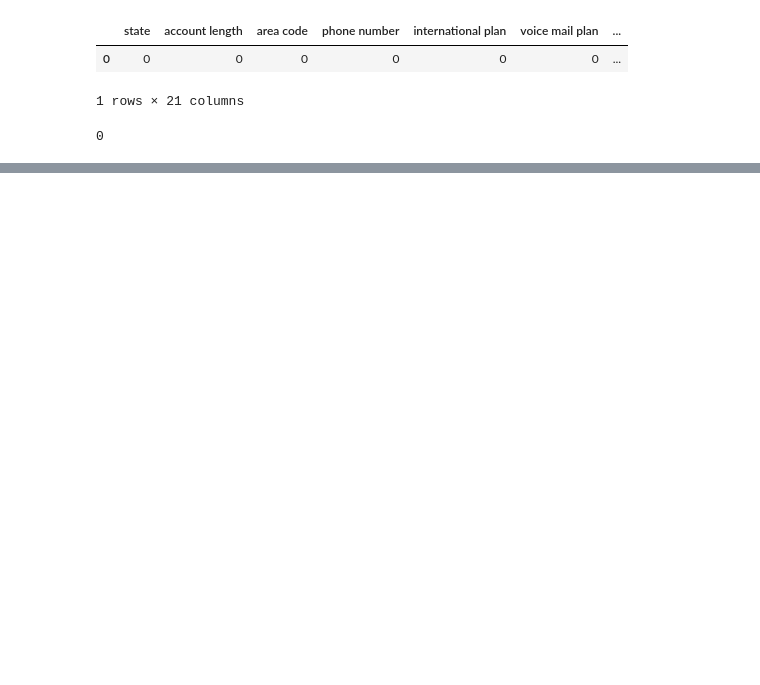
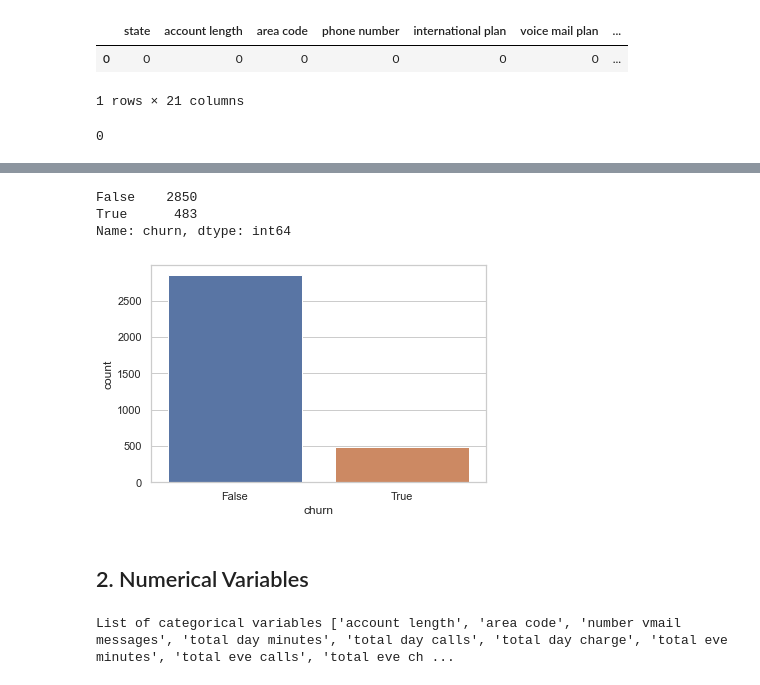
Before and after one commit to Mbachia/Tel-Customer-Churn, a Jupyter notebook: notebook.ipynb, the cells around one changed output, grey strips where cells are left out. Cells and saved outputs as stored; diff of their text form; code cells hidden in the pictures; blank space fills up the shorter version.

```diff
--- a/notebook.ipynb
+++ b/notebook.ipynb
@@ -137,0 +160,19 @@ df.duplicated().sum()
+# %%
+# Plotting the distribution of  the target variable - churn
+print(df['churn'].value_counts())
+sns.countplot(data=df,x='churn')
+plt.show()
+# %% [output]
+False    2850
+True      483
+Name: churn, dtype: int64
+[figure, added]
+# %% [markdown]
+## 2. Numerical Variables
+# %%
+# Extracting the numerical variables from the data
+# extract the categorical variables in the dataset
+categorical = [ cat for cat in df.columns if df[cat].dtypes !='O']
+print('List of categorical variables {}'.format(categorical))
+# %% [output]
+List of categorical variables ['account length', 'area code', 'number vmail messages', 'total day minutes', 'total day calls', 'total day charge', 'total eve minutes', 'total eve calls', 'total eve ch ...
```
Also changed, not shown: parts of 20 cells of this notebook.
